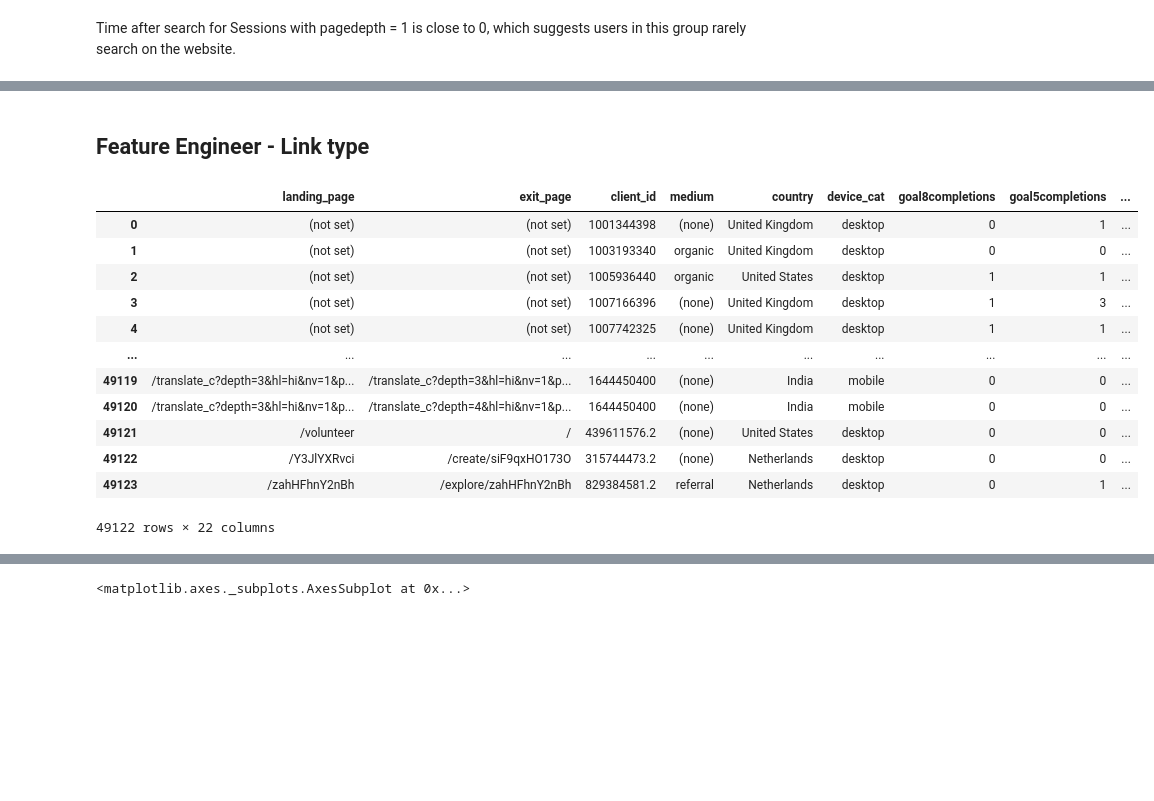
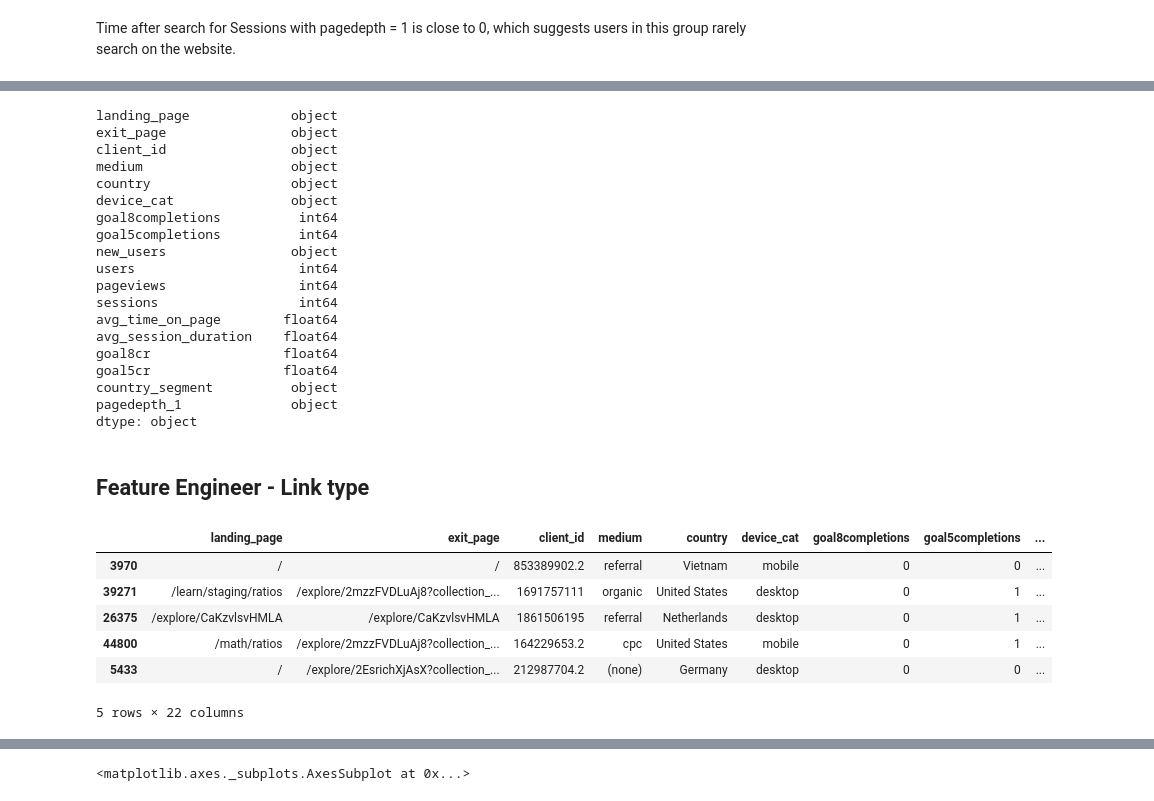
Before and after one commit to hakhuong/Predict-Lesson-Completion-Oppia-, a Jupyter notebook: Predict exploration completion.ipynb, the cells around one changed output, grey strips where cells are left out. Cells and saved outputs as stored; diff of their text form; code cells hidden in the pictures; blank space fills up the shorter version.

```diff
--- a/Predict exploration completion.ipynb
+++ b/Predict exploration completion.ipynb
@@ -192,3 +194,25 @@ plt.show()
+# %%
+joined_data.dtypes
+# %% [output]
+landing_page             object
+exit_page                object
+client_id                object
+medium                   object
+country                  object
+device_cat               object
+goal8completions          int64
+goal5completions          int64
+new_users                object
+users                     int64
+pageviews                 int64
+sessions                  int64
+avg_time_on_page        float64
+avg_session_duration    float64
+goal8cr                 float64
+goal5cr                 float64
+country_segment          object
+pagedepth_1              object
+dtype: object
 # %% [markdown]
 ## Feature Engineer - Link type
 # %%
@@ -211,7 +235,7 @@ joined_data.loc[df_with_link.index, 'exit_page_1'] = joined_data.loc[df_with_lin
                                                     .apply(lambda x: x.split('/')[1])
 
 # if link is (not set) or /, copy from link
-joined_data.loc[joined_data.exit_page_1.isna(), 'exit_page_1'] = test['exit_page']
+joined_data.loc[joined_data.exit_page_1.isna(), 'exit_page_1'] = joined_data['exit_page']
 # %%
 ### Create page link type column  ###
 
@@ -223,7 +247,7 @@ def extract_link_type(data, origin_col, new_col):
     data.loc[data[origin_col].isin(['explore', 'ewxplore',  'explor', 'exploration','?explore',
                                     'explore', 'EXPLORE',  'explorer', 'expolre','explor']),
                                      new_col] = 'exploration'
-    data.loc[data[origin_col].isin(['exploerhandler','explorhandler', 'explorehandler','explorer_data_handler'])] = 'explore handler'
+    data.loc[data[origin_col].isin(['exploerhandler','explorhandler', 'explorehandler','explorer_data_handler']), new_col] = 'explore handler'
     data.loc[data[origin_col].isin(['library', 'community-librar,,']), new_col] = 'library'
     data.loc[data[origin_col].str.contains('dashboard'), new_col] = 'dashboard'
     data.loc[data[origin_col].str.contains('signup'), new_col] = 'signup'
@@ -257,24 +281,21 @@ def extract_link_type(data, origin_col, new_col):
 # %%
 # Landing Page
 extract_link_type(joined_data, 'landing_page_1', 'landing_page_type')
 joined_data.loc[joined_data.landing_page_type.isna(), 'landing_page_type'] = 'Other'
 
 # Exit Page
 extract_link_type(joined_data, 'exit_page_1', 'exit_page_type')
+#Fix buggy problem (370 "/" exit page was not identified)
+joined_data.loc[joined_data['exit_page_1']=='', 'exit_page_1']  = '/'
+joined_data.loc[joined_data['exit_page_1'].str.contains('/'), 'exit_page_type'] = 'homepage'
 joined_data.loc[joined_data.exit_page_type.isna(), 'exit_page_type'] = 'Other'
 
-joined_data
+joined_data.sample(5)
 # %% [output]
 |  | landing_page | exit_page | client_id | medium | country | device_cat | goal8completions | goal5completions | ... |
-| 0 | (not set) | (not set) | 1001344398 | (none) | United Kingdom | desktop | 0 | 1 | ... |
-| 1 | (not set) | (not set) | 1003193340 | organic | United Kingdom | desktop | 0 | 0 | ... |
-| 2 | (not set) | (not set) | 1005936440 | organic | United States | desktop | 1 | 1 | ... |
-| 3 | (not set) | (not set) | 1007166396 | (none) | United Kingdom | desktop | 1 | 3 | ... |
-| 4 | (not set) | (not set) | 1007742325 | (none) | United Kingdom | desktop | 1 | 1 | ... |
-| ... | ... | ... | ... | ... | ... | ... | ... | ... | ... |
-| 49119 | /translate_c?depth=3&hl=hi&nv=1&p... | /translate_c?depth=3&hl=hi&nv=1&p... | 1644450400 | (none) | India | mobile | 0 | 0 | ... |
-| 49120 | /translate_c?depth=3&hl=hi&nv=1&p... | /translate_c?depth=4&hl=hi&nv=1&p... | 1644450400 | (none) | India | mobile | 0 | 0 | ... |
-| 49121 | /volunteer | / | 439611576.2 | (none) | United States | desktop | 0 | 0 | ... |
-| 49122 | /Y3JlYXRvci | /create/siF9qxHO173O | 315744473.2 | (none) | Netherlands | desktop | 0 | 0 | ... |
-| 49123 | /zahHFhnY2nBh | /explore/zahHFhnY2nBh | 829384581.2 | referral | Netherlands | desktop | 0 | 1 | ... |
+| 3970 | / | / | 853389902.2 | referral | Vietnam | mobile | 0 | 0 | ... |
+| 39271 | /learn/staging/ratios | /explore/2mzzFVDLuAj8?collection_... | 1691757111 | organic | United States | desktop | 0 | 1 | ... |
+| 26375 | /explore/CaKzvlsvHMLA | /explore/CaKzvlsvHMLA | 1861506195 | referral | Netherlands | desktop | 0 | 1 | ... |
+| 44800 | /math/ratios | /explore/2mzzFVDLuAj8?collection_... | 164229653.2 | cpc | United States | mobile | 0 | 1 | ... |
+| 5433 | / | /explore/2EsrichXjAsX?collection_... | 212987704.2 | (none) | Germany | desktop | 0 | 0 | ... |
-49122 rows × 22 columns
+5 rows × 22 columns
```
Also changed, not shown: parts of 29 cells of this notebook, 4 other files.
